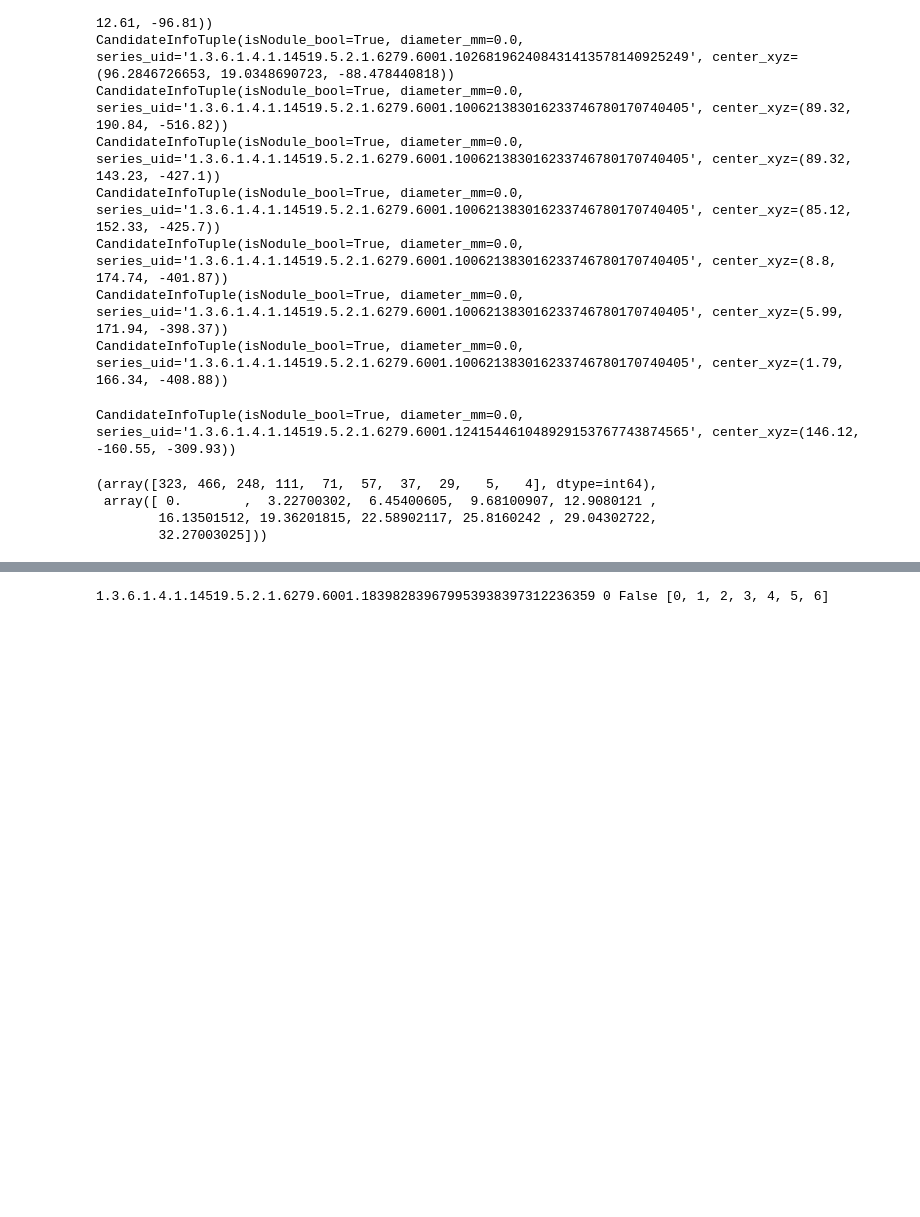
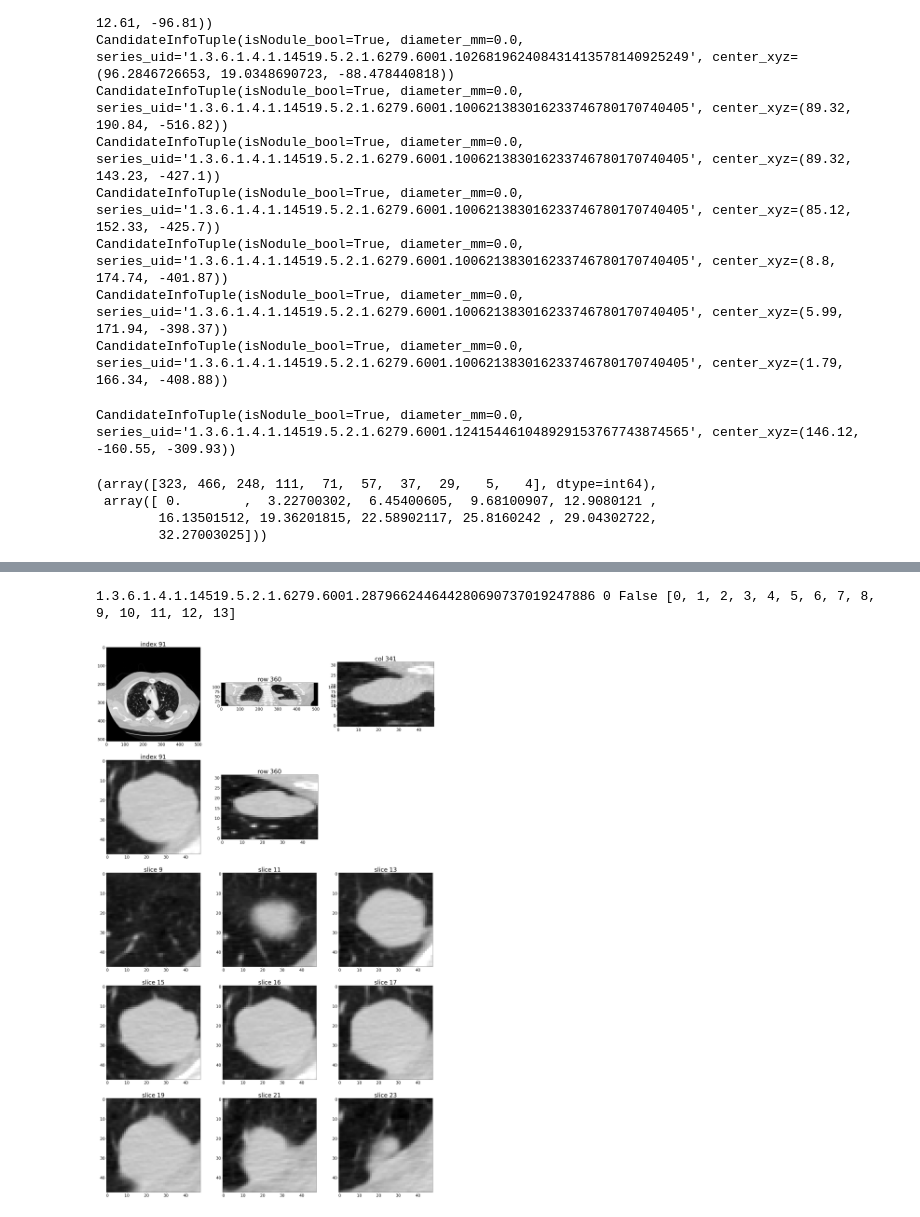
Before and after one commit to binblee/dlwpt, a Jupyter notebook: ch10/explore_data.ipynb, the cells around one changed output, grey strips where cells are left out. Saved outputs shown, nothing was run; the diff lists cells and outputs as text; code cells hidden in the pictures; blank space fills up the shorter version.

```diff
--- a/ch10/explore_data.ipynb
+++ b/ch10/explore_data.ipynb
@@ -97,6 +98,6 @@ positiveSample_list = findPositiveSamples(data_path=data_path)
 98 CandidateInfoTuple(isNodule_bool=True, diameter_mm=17.98864725, series_uid='1.3.6.1.4.1.14519.5.2.1.6279.6001.275007193025729362844652516689', center_xyz=(-29.34081638, -18.82685309, -134.5196606))
 99 CandidateInfoTuple(isNodule_bool=True, diameter_mm=17.75323185, series_uid='1.3.6.1.4.1.14519.5.2.1.6279.6001.187451715205085403623595258748', center_xyz=(94.1132711884, -15.8936132585, -202.847228 ...
 # %%
-series_uid = positiveSample_list[11][2]
+series_uid = positiveSample_list[0][2]
 showCandidate(data_path=data_path, series_uid=series_uid)
 # %% [output]
@@ -105 +106,2 @@ showCandidate(data_path=data_path, series_uid=series_uid)
-1.3.6.1.4.1.14519.5.2.1.6279.6001.183982839679953938397312236359 0 False [0, 1, 2, 3, 4, 5, 6]
+1.3.6.1.4.1.14519.5.2.1.6279.6001.287966244644280690737019247886 0 False [0, 1, 2, 3, 4, 5, 6, 7, 8, 9, 10, 11, 12, 13]
+[figure, added]
```
Also changed, not shown: parts of 2 cells of this notebook, 23 other files.
